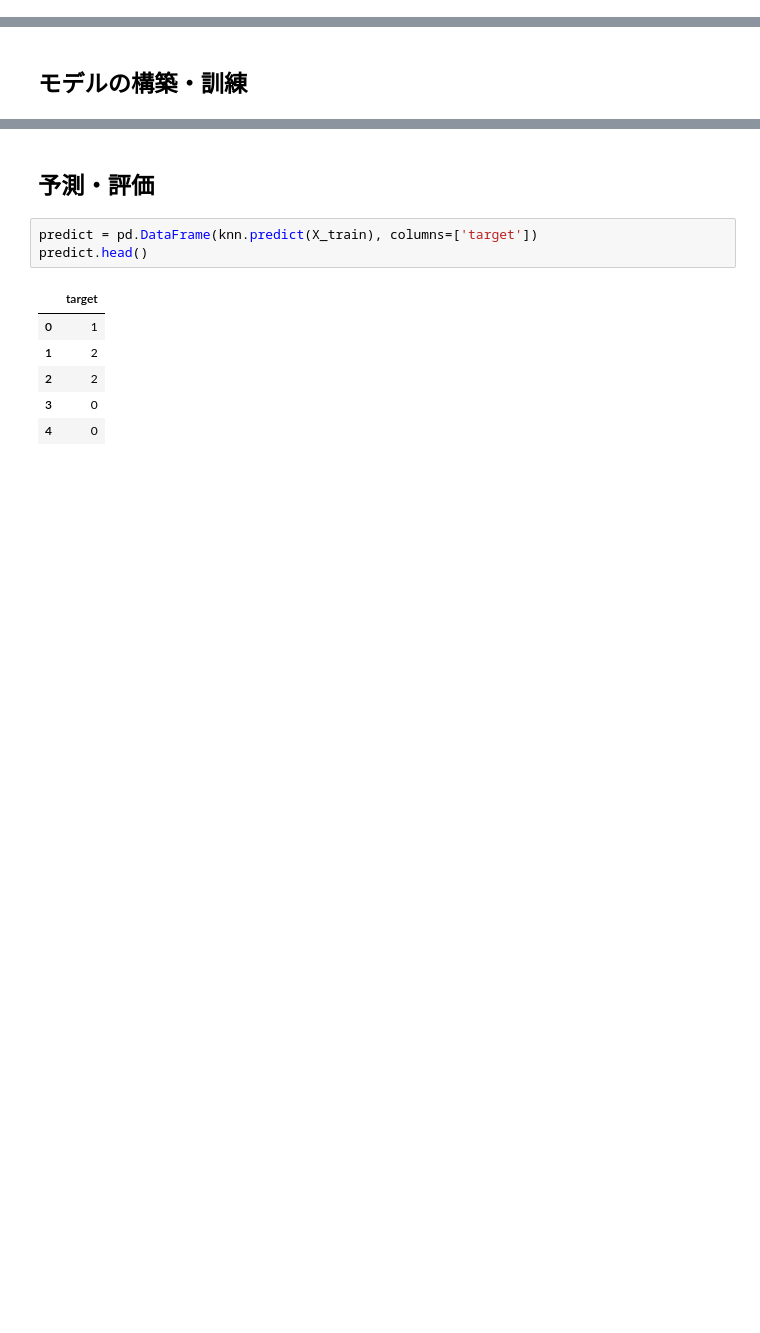
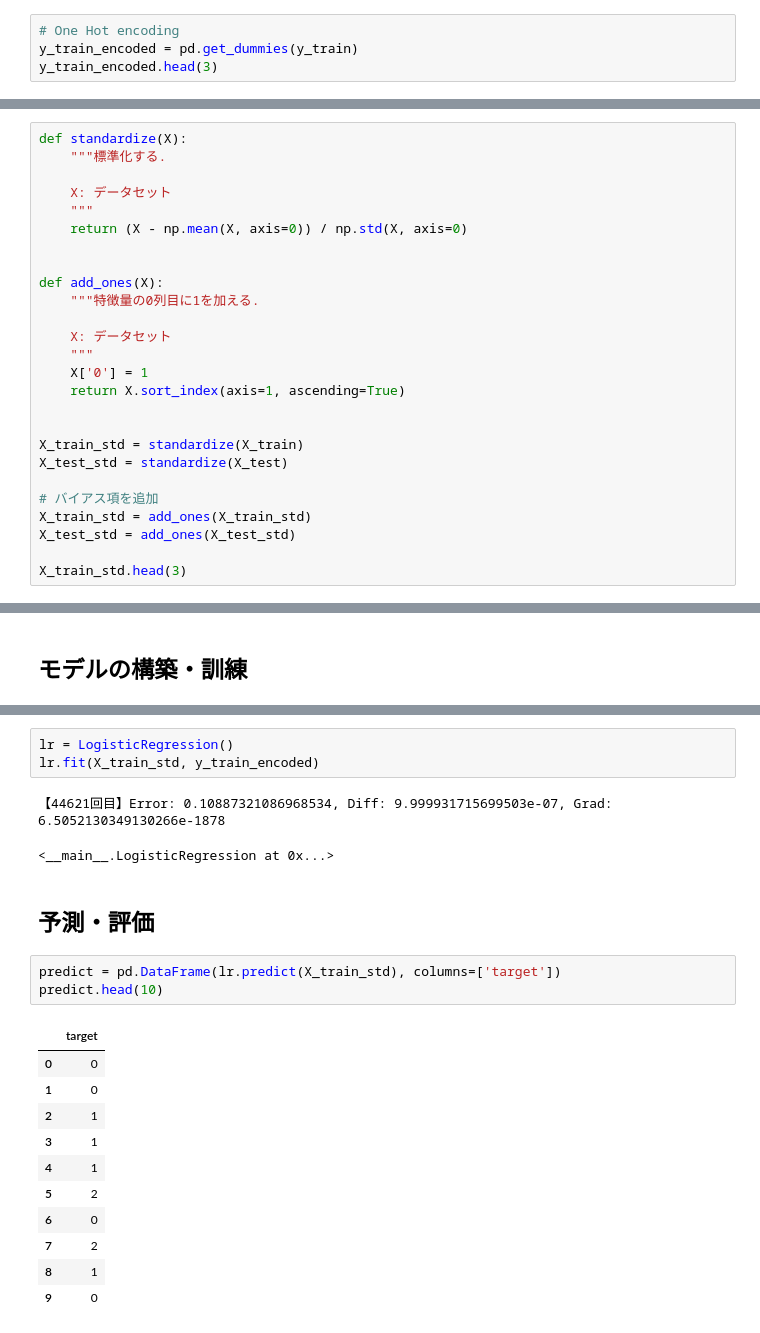
Before and after one commit to esakik/machine-learning-essentials, a Jupyter notebook: notebooks/algorithms/scratch/supervised/logistic_regression_multi_classification.ipynb, the cells around one changed output, grey strips where cells are left out. Cells and saved outputs as stored; diff of their text form; blank space fills up the shorter version.

```diff
--- a/src/algorithm/supervised/knn_multi_classification.ipynb
+++ b/notebooks/algorithms/scratch/supervised/logistic_regression_multi_classification.ipynb
@@ -56,0 +59,4 @@ sns.pairplot(df_concat, hue='target')
+# %%
+# One Hot encoding
+y_train_encoded = pd.get_dummies(y_train)
+y_train_encoded.head(3)
@@ -56,0 +68,26 @@ sns.pairplot(df_concat, hue='target')
+# %%
+def standardize(X):
+    """標準化する.
+
+    X: データセット
+    """
+    return (X - np.mean(X, axis=0)) / np.std(X, axis=0)
+
+
+def add_ones(X):
+    """特徴量の0列目に1を加える.
+
+    X: データセット
+    """
+    X['0'] = 1
+    return X.sort_index(axis=1, ascending=True)
+
+
+X_train_std = standardize(X_train)
+X_test_std = standardize(X_test)
+
+# バイアス項を追加
+X_train_std = add_ones(X_train_std)
+X_test_std = add_ones(X_test_std)
+
+X_train_std.head(3)
@@ -108,14 +186,25 @@ knn.fit(X_train, y_train)
+# %%
+lr = LogisticRegression()
+lr.fit(X_train_std, y_train_encoded)
+# %% [output]
+【44621回目】Error: 0.10887321086968534, Diff: 9.999931715699503e-07, Grad: 6.5052130349130266e-1878
+<__main__.LogisticRegression at 0x...>
 # %% [markdown]
 ## 予測・評価
 # %%
-predict = pd.DataFrame(knn.predict(X_train), columns=['target'])
-predict.head()
+predict = pd.DataFrame(lr.predict(X_train_std), columns=['target'])
+predict.head(10)
 # %% [output]
 |  | target |
-| 0 | 1 |
-| 1 | 2 |
-| 2 | 2 |
-| 3 | 0 |
-| 4 | 0 |
+| 0 | 0 |
+| 1 | 0 |
+| 2 | 1 |
+| 3 | 1 |
+| 4 | 1 |
+| 5 | 2 |
+| 6 | 0 |
+| 7 | 2 |
+| 8 | 1 |
+| 9 | 0 |
 # %%
 train_score = score(predict, y_train)
```
Also changed, not shown: parts of 8 cells of this notebook, 27 other files.
